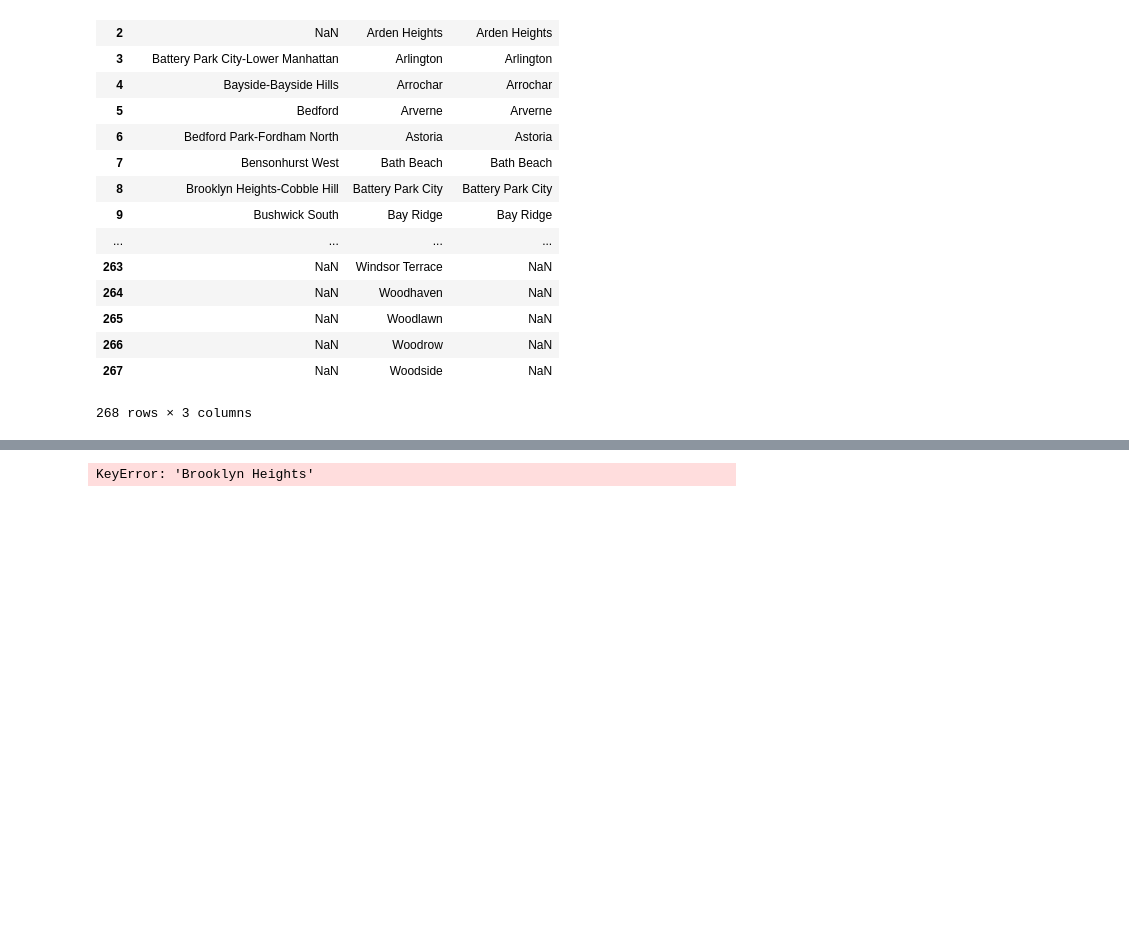
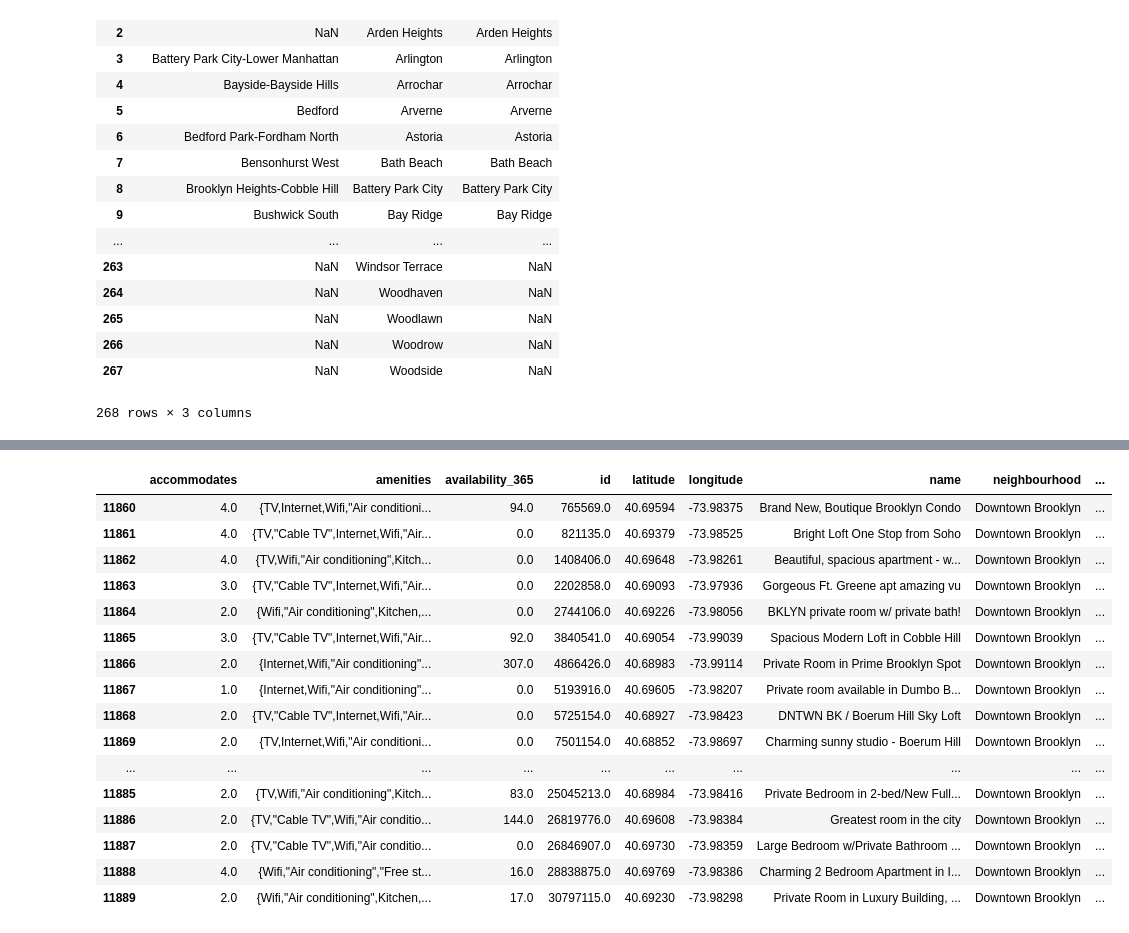
Before and after one commit to christinemazur/project1, a Jupyter notebook: NYCGraphs.ipynb, the cells around one changed output, grey strips where cells are left out. Drawn from its saved outputs; the diff is of its cells as text; code cells hidden in the pictures; blank space fills up the shorter version.

```diff
--- a/NYCGraphs.ipynb
+++ b/NYCGraphs.ipynb
@@ -198,8 +181,26 @@ add_df
-# %%
-copy["Brooklyn Heights-Cobble Hill"]
-copy["Brooklyn Heights"]
-# %% [output]
-KeyError: 'Brooklyn Heights'
+# %%
+# copy["Cobble Hill"]['new neighborhood'] = "Cobble Hill"
+#list(copy["DUMBO-Vinegar Hill-Downtown Brooklyn-Boerum Hill"]['neighbourhood'])
+
+copy['D']
+# %% [output]
+|  | accommodates | amenities | availability_365 | id | latitude | longitude | name | neighbourhood | ... |
+| 11860 | 4.0 | {TV,Internet,Wifi,"Air conditioni... | 94.0 | 765569.0 | 40.69594 | -73.98375 | Brand New, Boutique Brooklyn Condo | Downtown Brooklyn | ... |
+| 11861 | 4.0 | {TV,"Cable TV",Internet,Wifi,"Air... | 0.0 | 821135.0 | 40.69379 | -73.98525 | Bright Loft One Stop from Soho | Downtown Brooklyn | ... |
+| 11862 | 4.0 | {TV,Wifi,"Air conditioning",Kitch... | 0.0 | 1408406.0 | 40.69648 | -73.98261 | Beautiful, spacious apartment - w... | Downtown Brooklyn | ... |
+| 11863 | 3.0 | {TV,"Cable TV",Internet,Wifi,"Air... | 0.0 | 2202858.0 | 40.69093 | -73.97936 | Gorgeous Ft. Greene apt amazing vu | Downtown Brooklyn | ... |
+| 11864 | 2.0 | {Wifi,"Air conditioning",Kitchen,... | 0.0 | 2744106.0 | 40.69226 | -73.98056 | BKLYN private room w/ private bath! | Downtown Brooklyn | ... |
+| 11865 | 3.0 | {TV,"Cable TV",Internet,Wifi,"Air... | 92.0 | 3840541.0 | 40.69054 | -73.99039 | Spacious Modern Loft in Cobble Hill | Downtown Brooklyn | ... |
+| 11866 | 2.0 | {Internet,Wifi,"Air conditioning"... | 307.0 | 4866426.0 | 40.68983 | -73.99114 | Private Room in Prime Brooklyn Spot | Downtown Brooklyn | ... |
+| 11867 | 1.0 | {Internet,Wifi,"Air conditioning"... | 0.0 | 5193916.0 | 40.69605 | -73.98207 | Private room available in Dumbo B... | Downtown Brooklyn | ... |
+| 11868 | 2.0 | {TV,"Cable TV",Internet,Wifi,"Air... | 0.0 | 5725154.0 | 40.68927 | -73.98423 | DNTWN BK / Boerum Hill Sky Loft | Downtown Brooklyn | ... |
+| 11869 | 2.0 | {TV,Internet,Wifi,"Air conditioni... | 0.0 | 7501154.0 | 40.68852 | -73.98697 | Charming sunny studio - Boerum Hill | Downtown Brooklyn | ... |
+| ... | ... | ... | ... | ... | ... | ... | ... | ... | ... |
+| 11885 | 2.0 | {TV,Wifi,"Air conditioning",Kitch... | 83.0 | 25045213.0 | 40.68984 | -73.98416 | Private Bedroom in 2-bed/New Full... | Downtown Brooklyn | ... |
+| 11886 | 2.0 | {TV,"Cable TV",Wifi,"Air conditio... | 144.0 | 26819776.0 | 40.69608 | -73.98384 | Greatest room in the city | Downtown Brooklyn | ... |
+| 11887 | 2.0 | {TV,"Cable TV",Wifi,"Air conditio... | 0.0 | 26846907.0 | 40.69730 | -73.98359 | Large Bedroom w/Private Bathroom ... | Downtown Brooklyn | ... |
+| 11888 | 4.0 | {Wifi,"Air conditioning","Free st... | 16.0 | 28838875.0 | 40.69769 | -73.98386 | Charming 2 Bedroom Apartment in I... | Downtown Brooklyn | ... |
+| 11889 | 2.0 | {Wifi,"Air conditioning",Kitchen,... | 17.0 | 30797115.0 | 40.69230 | -73.98298 | Private Room in Luxury Building, ... | Downtown Brooklyn | ... |
 # %%
 copy_city_list = []
 for k,v in copy.items():
```
Also changed, not shown: parts of 6 cells of this notebook.
